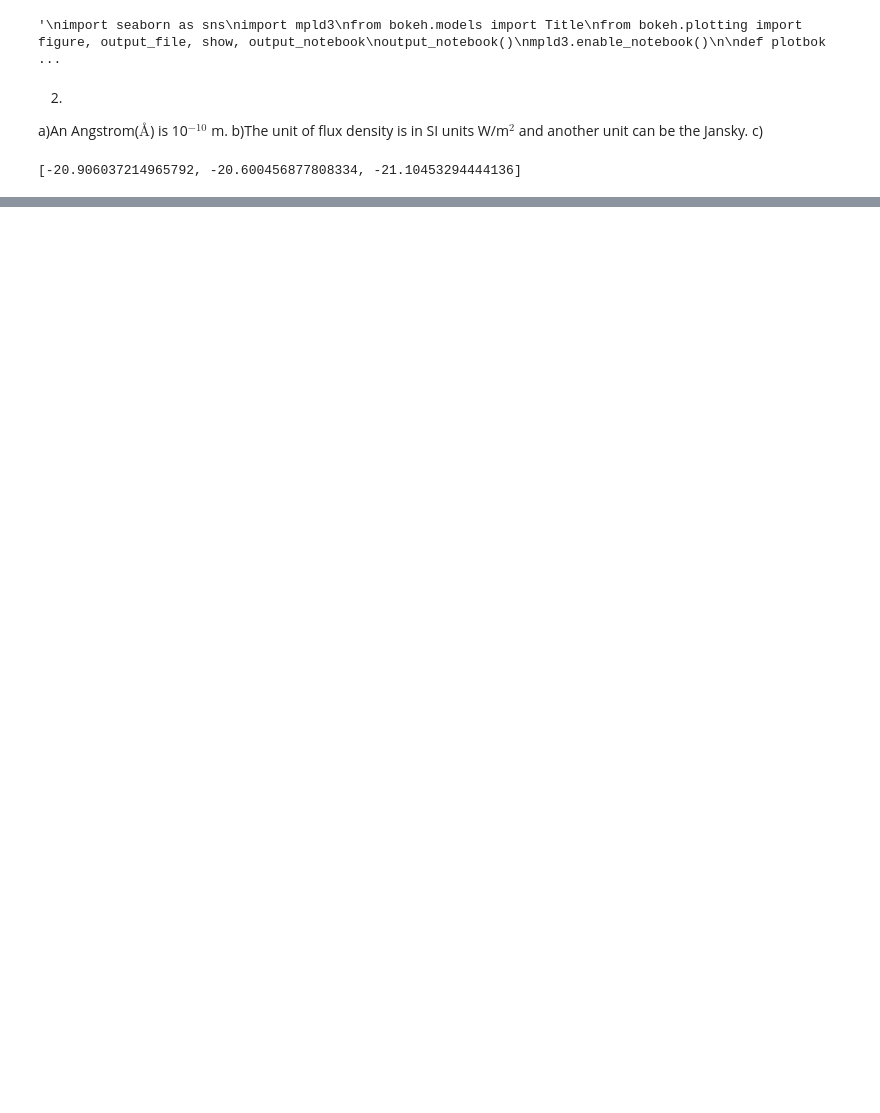
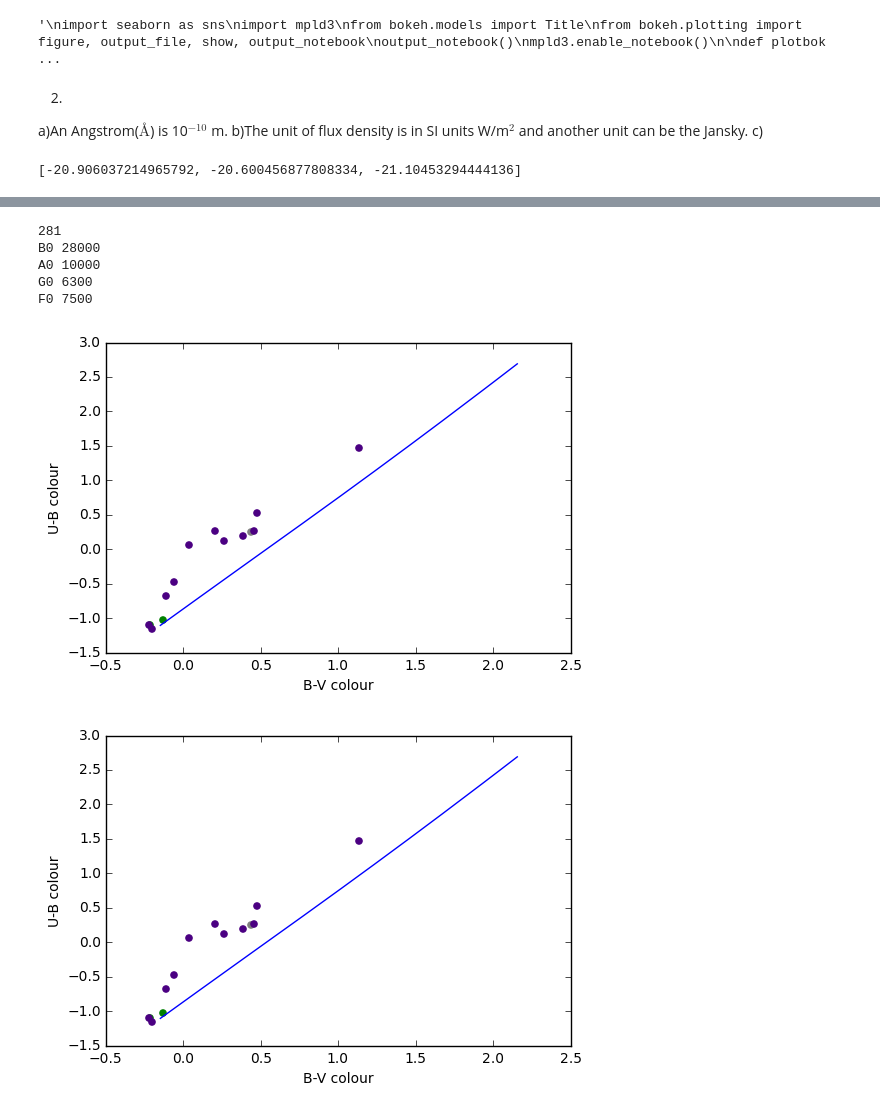
Before and after one commit to DLZRR/AL-OP-2016-2017, a Jupyter notebook: AL&OP 1.ipynb, the cells around one changed output, grey strips where cells are left out. Saved outputs shown, nothing was run; the diff lists cells and outputs as text; code cells hidden in the pictures; blank space fills up the shorter version.

```diff
--- a/AL&OP 1.ipynb
+++ b/AL&OP 1.ipynb
@@ -171,0 +177,68 @@ for i in spectra['#filename']:
+# %%
+#Plots 3 b
+j = 0
+for i in spectra['#filename']:
+    i = "Data/" + i
+    iets1 = read(i)
+
+    type_name = spectra[' type'][j]
+
+    if "I" in type_name:
+        if(type_name == " B0I"):
+            plt.scatter(B_V[j], U_B[j], color=['green'])
+            plt.figure(0)
+        elif(type_name == " G0I"):
+            plt.scatter(B_V[j], U_B[j],color=['grey'])
+            plt.figure(0)
+        elif(type_name == " F0I"):
+            plt.scatter(B_V[j], U_B[j],color=['pink'])
+            plt.figure(0)
+        else:
+            plt.scatter(B_V[j], U_B[j], color = ['indigo'])
+            plt.figure(0)
+    else:
+        if(type_name == " O5V"):
+            plt.scatter(B_V[j], U_B[j],color=['red'])
+            plt.figure(1)
+        elif(type_name == " B0V"):
+            plt.scatter(B_V[j], U_B[j],color=['green'])
+            plt.figure(1)
+        elif(type_name == " A0V"):
+            plt.scatter(B_V[j], U_B[j],color=['yellow'])
+            plt.figure(1)
+        elif(type_name == " G0V"):
+            plt.scatter(B_V[j], U_B[j],color=['grey'])
+            plt.figure(1)
+        elif(type_name == " K0V"):
+            plt.scatter(B_V[j], U_B[j],color=['black'])
+            plt.figure(1)
+        elif(type_name == " M0V"):
+            plt.scatter(B_V[j], U_B[j],color=['orange'])
+            plt.figure(1)
+        else:
+            plt.scatter(B_V[j], U_B[j], color = ['indigo'])
+            plt.figure(1)
+
+    j = j + 1
+    plt.xlabel("B-V colour")
+    plt.ylabel("U-B colour")
+plt.plot(B_VT, U_BT)
+plt.figure(0)
+plt.plot(B_VT, U_BT)
+plt.figure(1)
+
+print(len(T))
+print("B0",T[260])
+print("A0",T[80])
+print("G0",T[43])
+print("F0",T[55])
+plt.scatter(B_VT[55], U_BT[55], s=10)
+plt.figure(0)
+# %% [output]
+281
+B0 28000
+A0 10000
+G0 6300
+F0 7500
+[figure, added]
+[figure, added]
```
Also changed, not shown: parts of 8 cells of this notebook.
